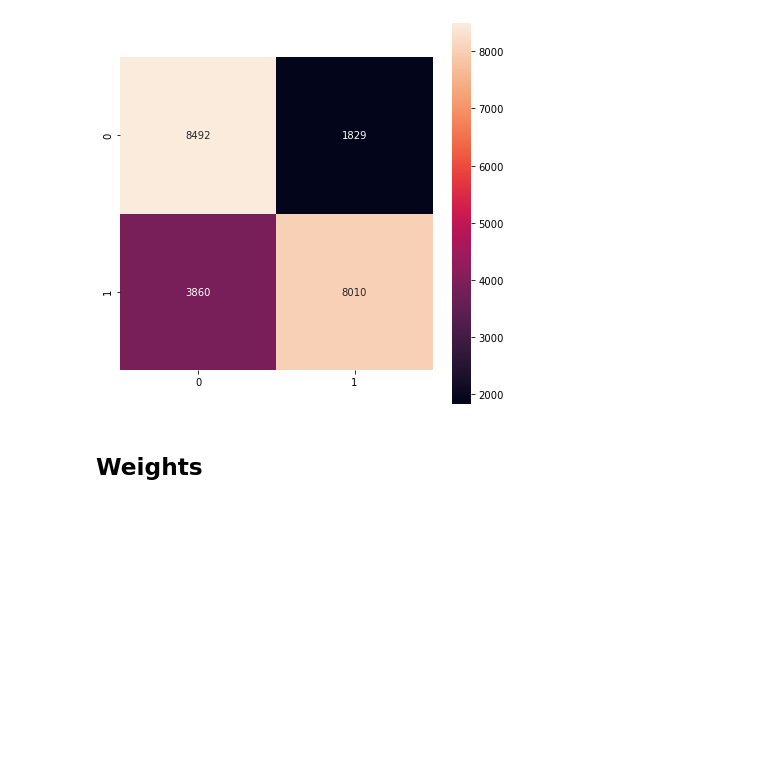
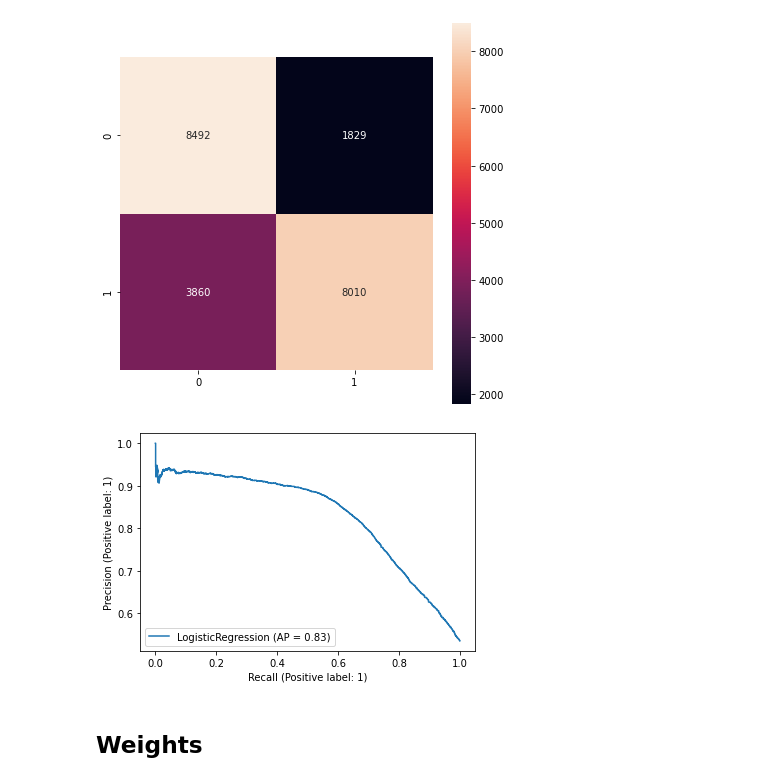
Before and after one commit to JavierAlvarezBenito/Python-imdea, a Jupyter notebook: Brazil_Classification.ipynb, the cells around one changed output. Saved outputs shown, nothing was run; the diff lists cells and outputs as text; code cells hidden in the pictures; blank space fills up the shorter version.

```diff
--- a/Brazil_Classification.ipynb
+++ b/Brazil_Classification.ipynb
@@ -1682,6 +1688,10 @@ Precision score: 0.8141071247077956
    macro avg       0.75      0.75      0.74     22191
 weighted avg       0.76      0.74      0.74     22191
 [figure]
+# %%
+disp = plot_precision_recall_curve(lg1_na, X_test_NA, Y_test_NA)
+# %% [output]
+[figure, added]
 # %% [markdown]
 ## Weights
 # %% [markdown]
```
Also changed, not shown: parts of 18 cells of this notebook, 1 other file.
